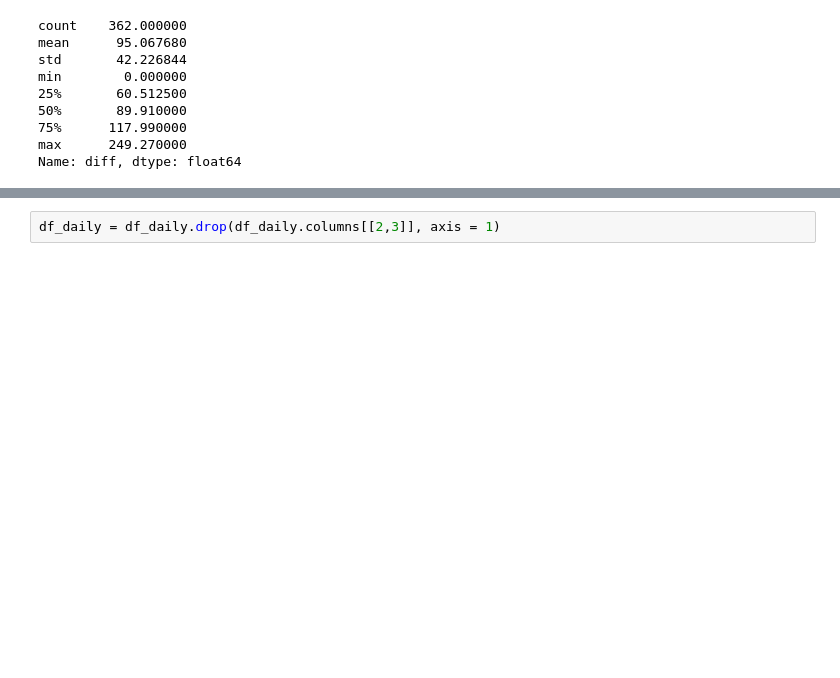
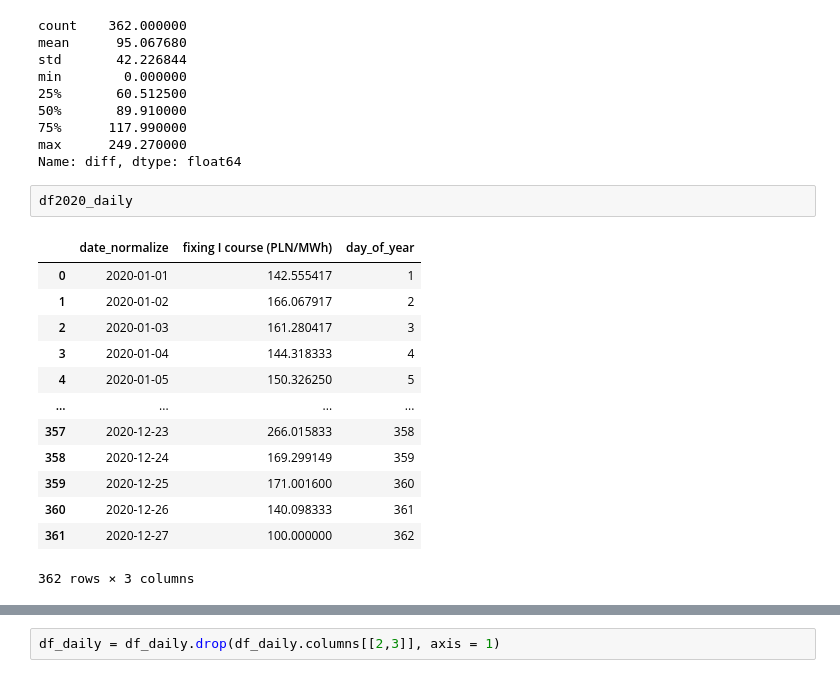
Before and after one commit to piekarsky/Short-Term-Electricity-Price-Forecasting-at-the-Polish-Day-Ahead-Market, a Jupyter notebook: power-market-analysis.ipynb, the cells around one changed output, grey strips where cells are left out. Drawn from its saved outputs; the diff is of its cells as text; blank space fills up the shorter version.

```diff
--- a/power-market-analysis.ipynb
+++ b/power-market-analysis.ipynb
@@ -319,3 +319,19 @@ min        0.000000
 75%      117.990000
 max      249.270000
 Name: diff, dtype: float64
+# %%
+df2020_daily
+# %% [output]
+|  | date_normalize | fixing I course (PLN/MWh) | day_of_year |
+| 0 | 2020-01-01 | 142.555417 | 1 |
+| 1 | 2020-01-02 | 166.067917 | 2 |
+| 2 | 2020-01-03 | 161.280417 | 3 |
+| 3 | 2020-01-04 | 144.318333 | 4 |
+| 4 | 2020-01-05 | 150.326250 | 5 |
+| ... | ... | ... | ... |
+| 357 | 2020-12-23 | 266.015833 | 358 |
+| 358 | 2020-12-24 | 169.299149 | 359 |
+| 359 | 2020-12-25 | 171.001600 | 360 |
+| 360 | 2020-12-26 | 140.098333 | 361 |
+| 361 | 2020-12-27 | 100.000000 | 362 |
+362 rows × 3 columns
```
Also changed, not shown: parts of 4 cells of this notebook.
